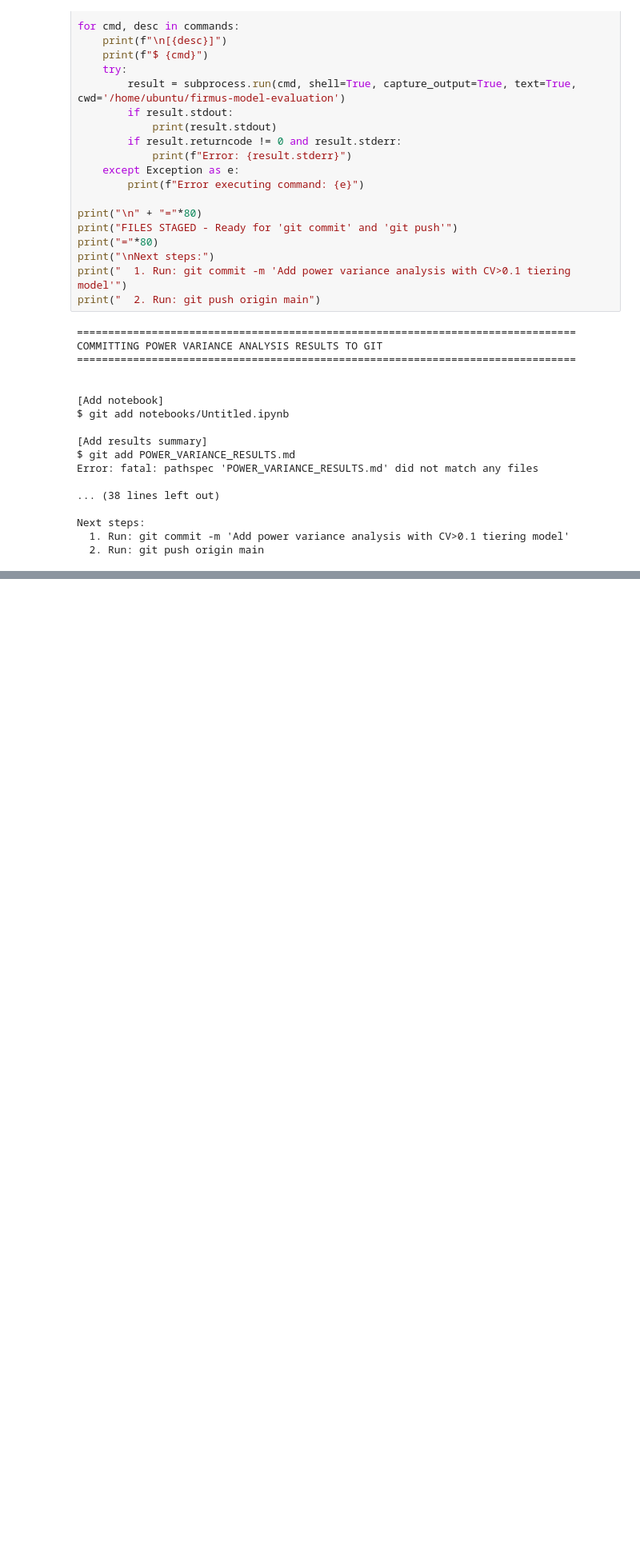
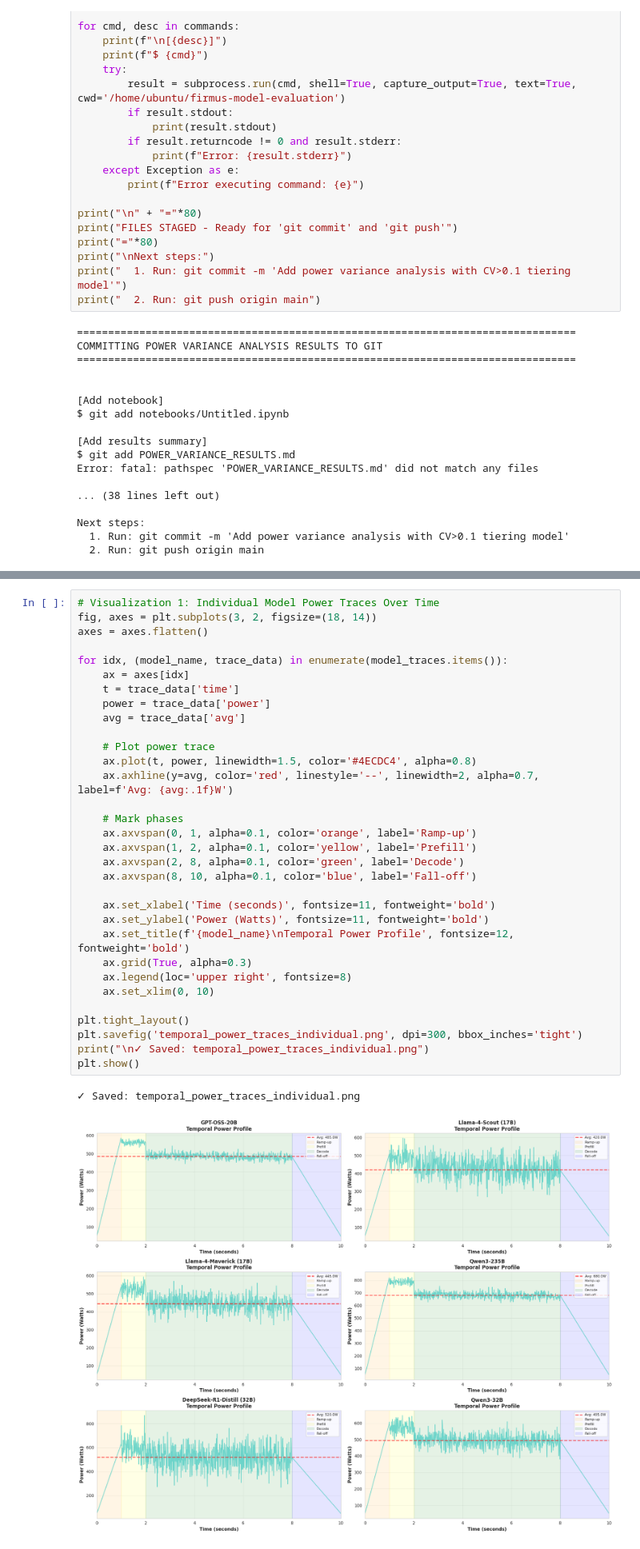
Before and after one commit to daniel-kearney/firmus-model-evaluation, a Jupyter notebook: notebooks/Untitled.ipynb, the cells around one changed output, grey strips where cells are left out. Shown at 80% size. Drawn from its saved outputs; the diff is of its cells as text; blank space fills up the shorter version.

```diff
--- a/notebooks/Untitled.ipynb
+++ b/notebooks/Untitled.ipynb
@@ -444,0 +545,35 @@ Next steps:
+# %%
+# Visualization 1: Individual Model Power Traces Over Time
+fig, axes = plt.subplots(3, 2, figsize=(18, 14))
+axes = axes.flatten()
+
+for idx, (model_name, trace_data) in enumerate(model_traces.items()):
+    ax = axes[idx]
+    t = trace_data['time']
+    power = trace_data['power']
+    avg = trace_data['avg']
+
+    # Plot power trace
+    ax.plot(t, power, linewidth=1.5, color='#4ECDC4', alpha=0.8)
+    ax.axhline(y=avg, color='red', linestyle='--', linewidth=2, alpha=0.7, label=f'Avg: {avg:.1f}W')
+
+    # Mark phases
+    ax.axvspan(0, 1, alpha=0.1, color='orange', label='Ramp-up')
+    ax.axvspan(1, 2, alpha=0.1, color='yellow', label='Prefill')
+    ax.axvspan(2, 8, alpha=0.1, color='green', label='Decode')
+    ax.axvspan(8, 10, alpha=0.1, color='blue', label='Fall-off')
+
+    ax.set_xlabel('Time (seconds)', fontsize=11, fontweight='bold')
+    ax.set_ylabel('Power (Watts)', fontsize=11, fontweight='bold')
+    ax.set_title(f'{model_name}\nTemporal Power Profile', fontsize=12, fontweight='bold')
+    ax.grid(True, alpha=0.3)
+    ax.legend(loc='upper right', fontsize=8)
+    ax.set_xlim(0, 10)
+
+plt.tight_layout()
+plt.savefig('temporal_power_traces_individual.png', dpi=300, bbox_inches='tight')
+print("\n✓ Saved: temporal_power_traces_individual.png")
+plt.show()
+# %% [output]
+✓ Saved: temporal_power_traces_individual.png
+[figure, added]
```
Also changed, not shown: parts of 11 cells of this notebook, 2 other files.
